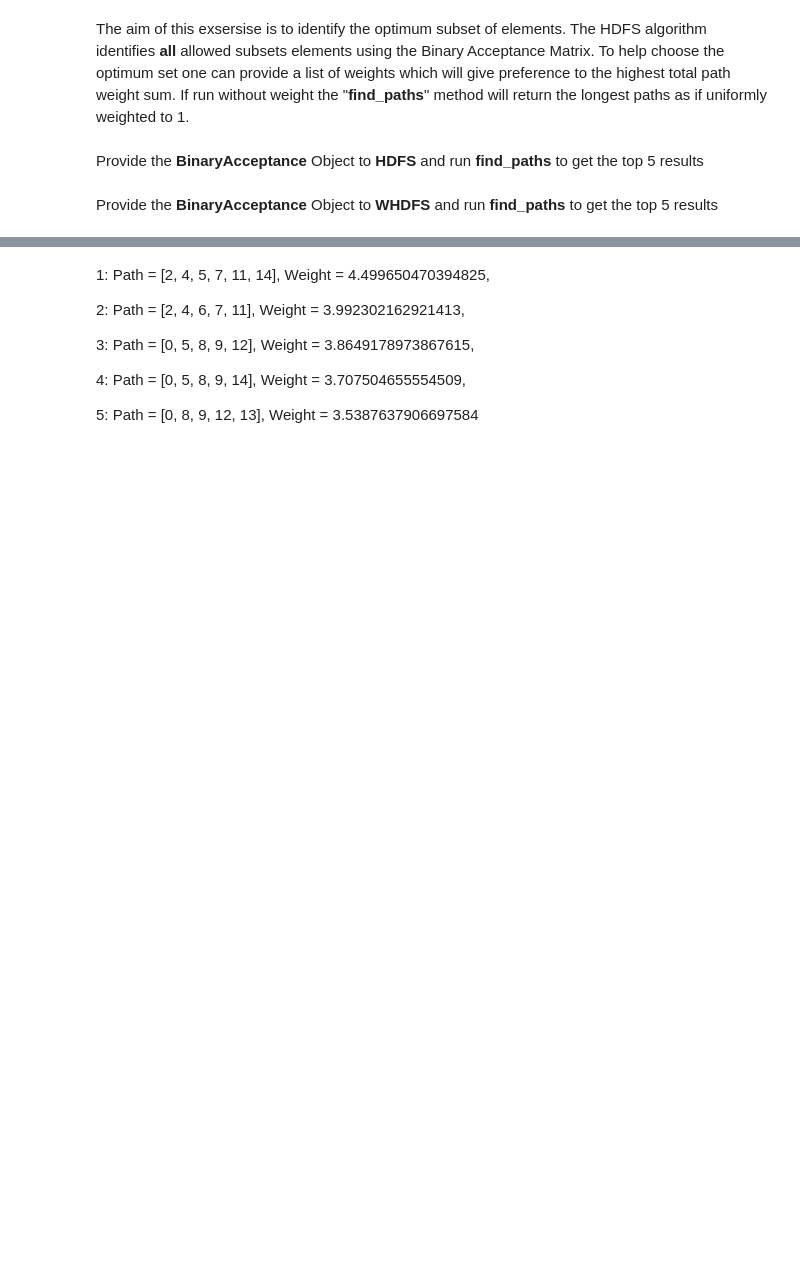
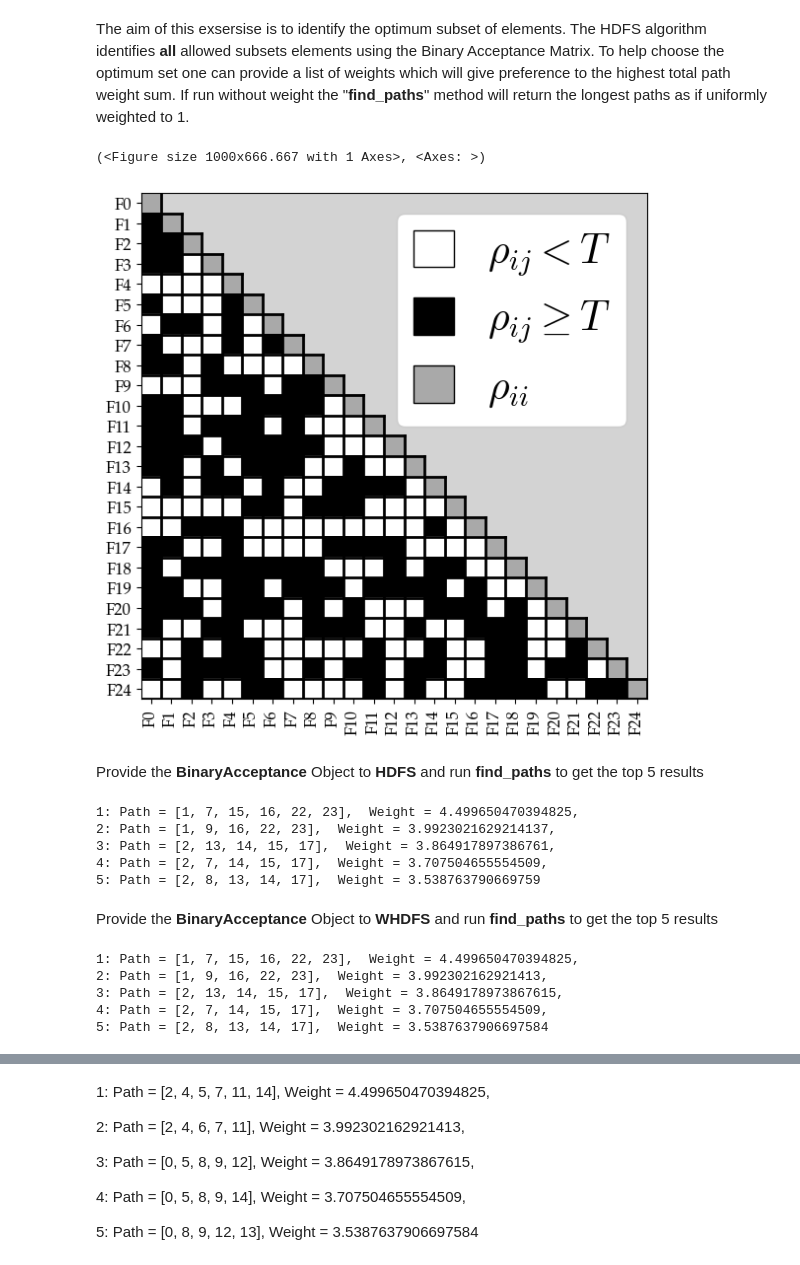
Before and after one commit to J-Yellen/PathFinder, a Jupyter notebook: notebooks/path_test.ipynb, the cells around one changed output, grey strips where cells are left out. Cells and saved outputs as stored; diff of their text form; code cells hidden in the pictures; blank space fills up the shorter version.

```diff
--- a/notebooks/path_test.ipynb
+++ b/notebooks/path_test.ipynb
@@ -36,9 +38,12 @@ If run without weight the "**find_paths**" method will return the longest paths
 # %%
 # Generate pseudo weights
 weights = np.random.rand(N)
 # Provide pseudo BAM and Weights to BinaryAcceptance class
-bam = pf.BinaryAcceptance(pseudo, weights=weights)
+bam = pf.BinaryAcceptance(pseudo, weights=weights, labels=[f'F{i}' for i in range(N)]   )
 # Plot the BAM
 plot_results.plot(bam, size=10)
+# %% [output]
+(<Figure size 1000x666.667 with 1 Axes>, <Axes: >)
+[figure, added]
 # %% [markdown]
 Provide the **BinaryAcceptance** Object to **HDFS** and run **find_paths** to get the top 5 results
@@ -48,2 +50,16 @@ hdfs.find_paths(verbose=True)
+# %%
+hdfs = pf.find_best_combinations(matrix=pseudo,
+                                 weights=weights,
+                                 top=5,
+                                 allow_subset=False,
+                                 verbose=True,
+                                 labels=[f'F{i}' for i in range(N)],
+                                 algorithm='hdfs')
+# %% [output]
+1: Path = [1, 7, 15, 16, 22, 23],  Weight = 4.499650470394825,
+2: Path = [1, 9, 16, 22, 23],  Weight = 3.9923021629214137,
+3: Path = [2, 13, 14, 15, 17],  Weight = 3.864917897386761,
+4: Path = [2, 7, 14, 15, 17],  Weight = 3.707504655554509,
+5: Path = [2, 8, 13, 14, 17],  Weight = 3.538763790669759
 # %% [markdown]
 Provide the **BinaryAcceptance** Object to **WHDFS** and run **find_paths** to get the top 5 results
@@ -53,3 +66,17 @@ whdfs.find_paths(verbose=True)
+# %%
+whdfs = pf.find_best_combinations(matrix=pseudo,
+                                  weights=weights,
+                                  top=5,
+                                  allow_subset=False,
+                                  verbose=True,
+                                  labels=[f'F{i}' for i in range(N)],
+                                  algorithm='whdfs')
+# %% [output]
+1: Path = [1, 7, 15, 16, 22, 23],  Weight = 4.499650470394825,
+2: Path = [1, 9, 16, 22, 23],  Weight = 3.992302162921413,
+3: Path = [2, 13, 14, 15, 17],  Weight = 3.8649178973867615,
+4: Path = [2, 7, 14, 15, 17],  Weight = 3.707504655554509,
+5: Path = [2, 8, 13, 14, 17],  Weight = 3.5387637906697584
 # %%
 # Show sorted results where path indices are sorted by weight
 print(whdfs.get_sorted_results())
```
Also changed, not shown: parts of 7 cells of this notebook.
